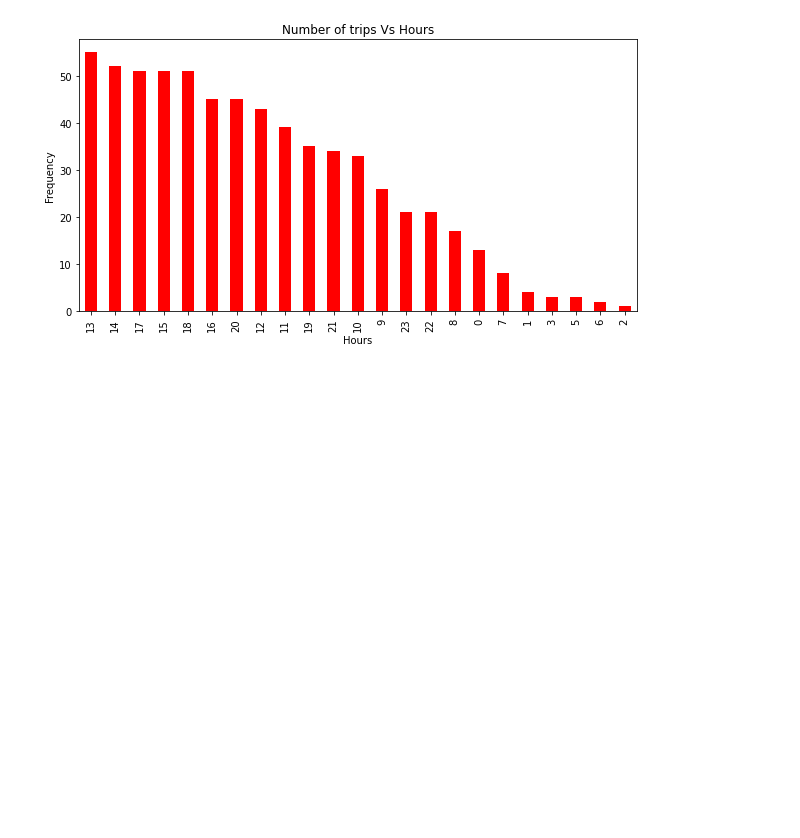
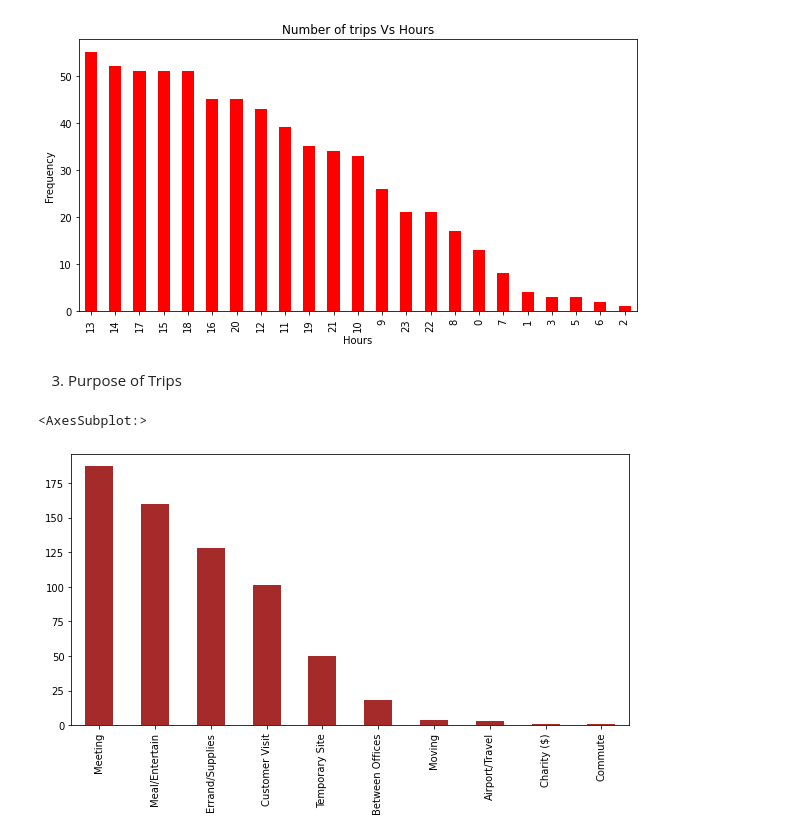
Before and after one commit to Abhi-aka-rup/Data-Scientist, a Jupyter notebook: Project 2 - Uber Data Analysis/ubder-data-analysis.ipynb, the cells around one changed output. Saved outputs shown, nothing was run; the diff lists cells and outputs as text; code cells hidden in the pictures; blank space fills up the shorter version.

Commit message:
Project 2 - Uber Data Analysis completed

```diff
--- a/Project 2 - Uber Data Analysis/ubder-data-analysis.ipynb
+++ b/Project 2 - Uber Data Analysis/ubder-data-analysis.ipynb
@@ -124,3 +124,10 @@ plt.title('Number of trips Vs Hours')
 # %% [output]
 Text(0.5, 1.0, 'Number of trips Vs Hours')
 [figure]
+# %% [markdown]
+3. Purpose of Trips
+# %%
+data['PURPOSE*'].value_counts().plot(kind='bar', color='brown', figsize=(10, 5))
+# %% [output]
+<AxesSubplot:>
+[figure, added]
```
Also changed, not shown: parts of 8 cells of this notebook.
